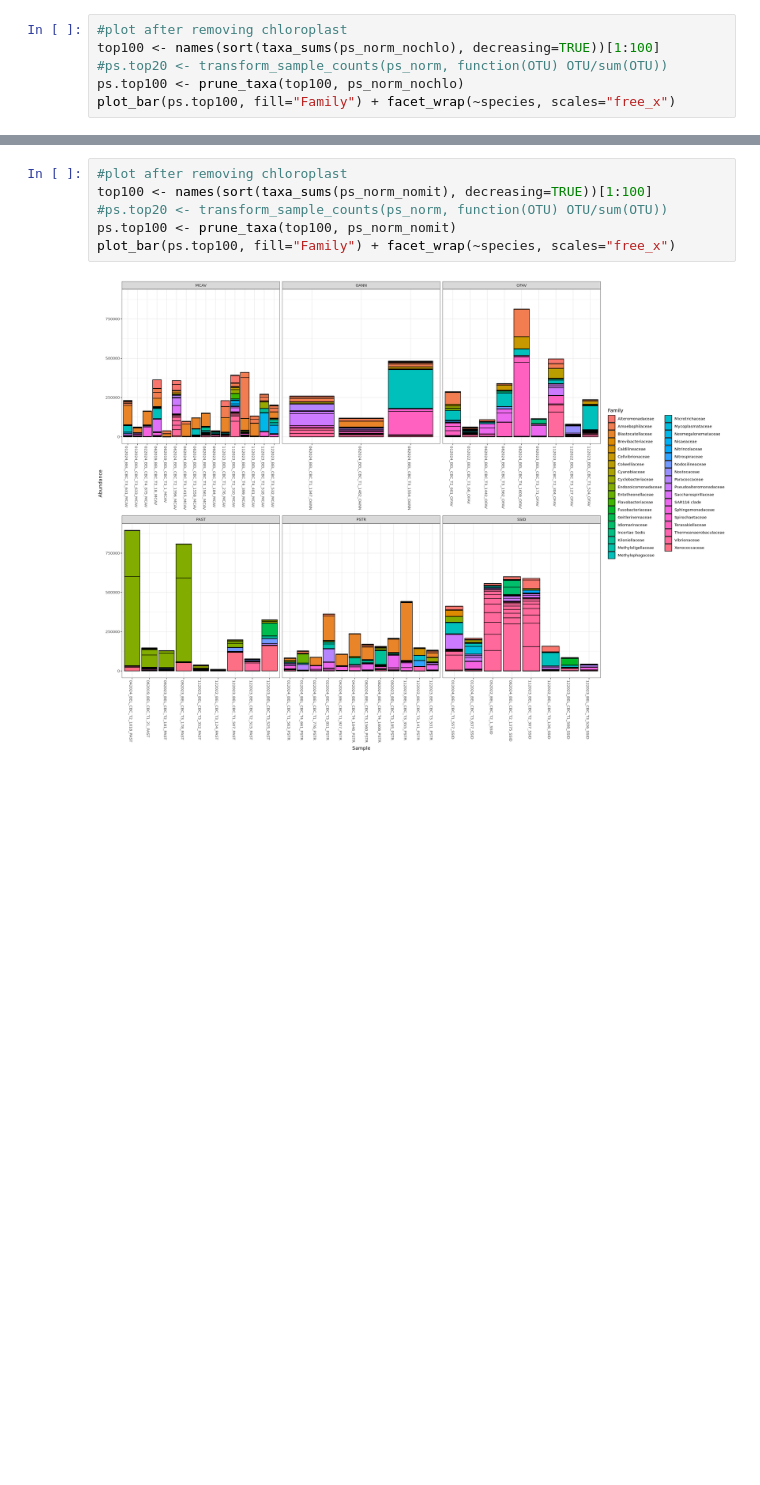
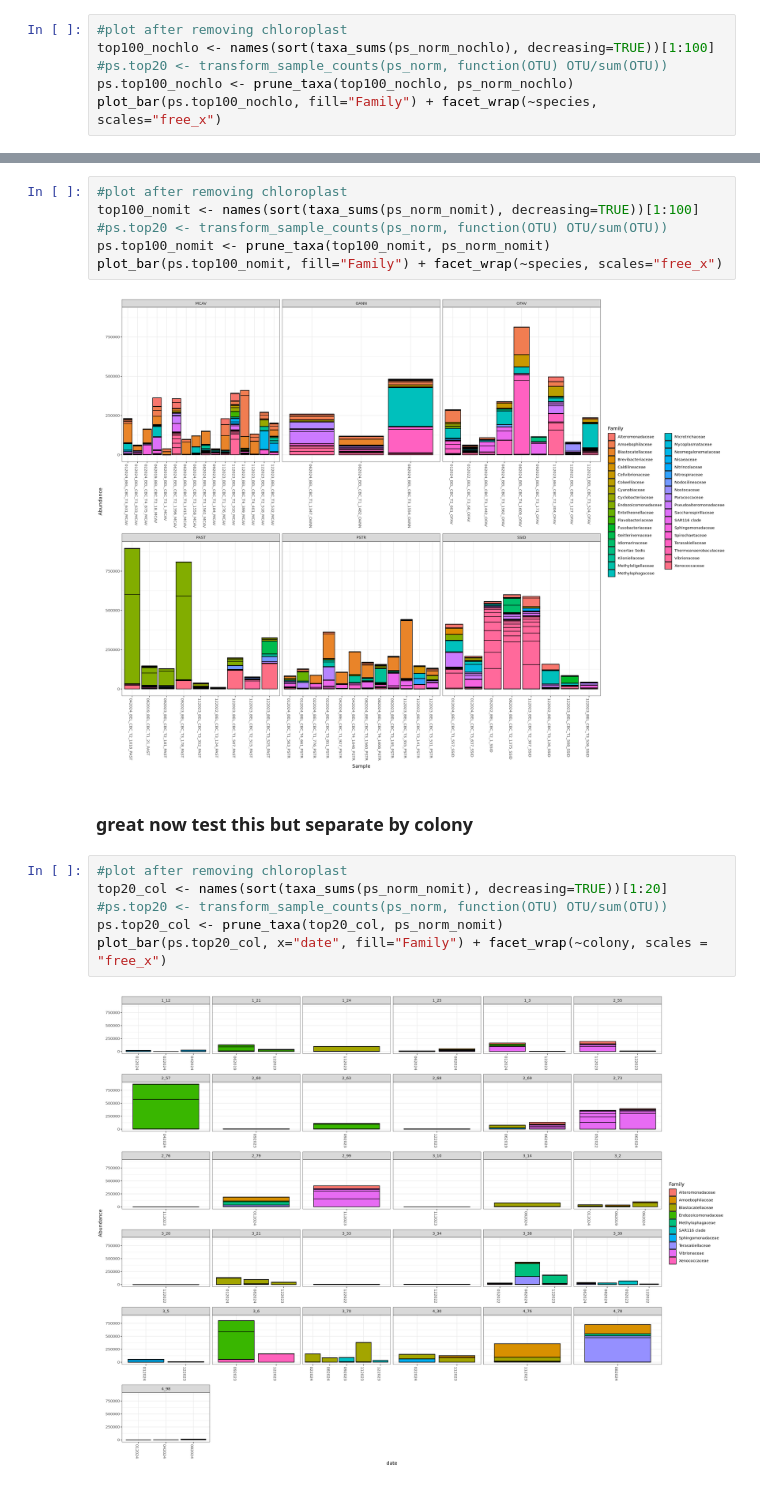
Before and after one commit to cdesouza02/BEL_16S_output, a Jupyter notebook: taxa.ipynb, the cells around one changed output, grey strips where cells are left out. Drawn from its saved outputs; the diff is of its cells as text; blank space fills up the shorter version.

```diff
--- a/taxa.ipynb
+++ b/taxa.ipynb
@@ -102,10 +110,10 @@ Warning message:
 [figure]
 # %%
 #plot after removing chloroplast
-top100 <- names(sort(taxa_sums(ps_norm_nochlo), decreasing=TRUE))[1:100]
+top100_nochlo <- names(sort(taxa_sums(ps_norm_nochlo), decreasing=TRUE))[1:100]
 #ps.top20 <- transform_sample_counts(ps_norm, function(OTU) OTU/sum(OTU))
-ps.top100 <- prune_taxa(top100, ps_norm_nochlo)
-plot_bar(ps.top100, fill="Family") + facet_wrap(~species, scales="free_x")
+ps.top100_nochlo <- prune_taxa(top100_nochlo, ps_norm_nochlo)
+plot_bar(ps.top100_nochlo, fill="Family") + facet_wrap(~species, scales="free_x")
 # %% [output]
 [figure]
 # %% [markdown]
@@ -122,8 +133,18 @@ tax_table()   Taxonomy Table:    [ 44609 taxa by 6 taxonomic ranks ]
 # %%
 #plot after removing chloroplast
-top100 <- names(sort(taxa_sums(ps_norm_nomit), decreasing=TRUE))[1:100]
+top100_nomit <- names(sort(taxa_sums(ps_norm_nomit), decreasing=TRUE))[1:100]
 #ps.top20 <- transform_sample_counts(ps_norm, function(OTU) OTU/sum(OTU))
-ps.top100 <- prune_taxa(top100, ps_norm_nomit)
-plot_bar(ps.top100, fill="Family") + facet_wrap(~species, scales="free_x")
+ps.top100_nomit <- prune_taxa(top100_nomit, ps_norm_nomit)
+plot_bar(ps.top100_nomit, fill="Family") + facet_wrap(~species, scales="free_x")
 # %% [output]
 [figure]
+# %% [markdown]
+### great now test this but separate by colony
+# %%
+#plot after removing chloroplast
+top20_col <- names(sort(taxa_sums(ps_norm_nomit), decreasing=TRUE))[1:20]
+#ps.top20 <- transform_sample_counts(ps_norm, function(OTU) OTU/sum(OTU))
+ps.top20_col <- prune_taxa(top20_col, ps_norm_nomit)
+plot_bar(ps.top20_col, x="date", fill="Family") + facet_wrap(~colony, scales = "free_x")
+# %% [output]
+[figure, added]
```
Also changed, not shown: parts of 5 cells of this notebook, 1 other file.
